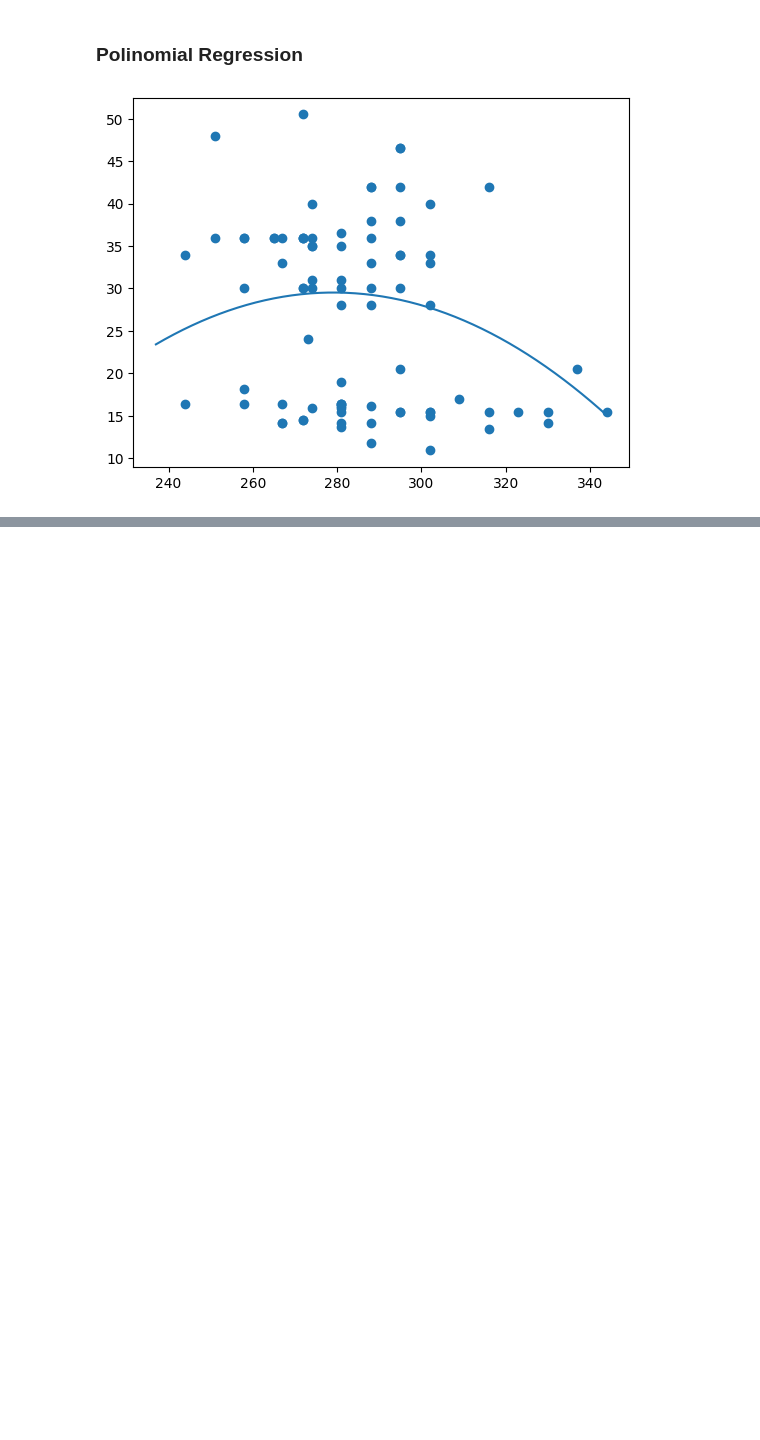
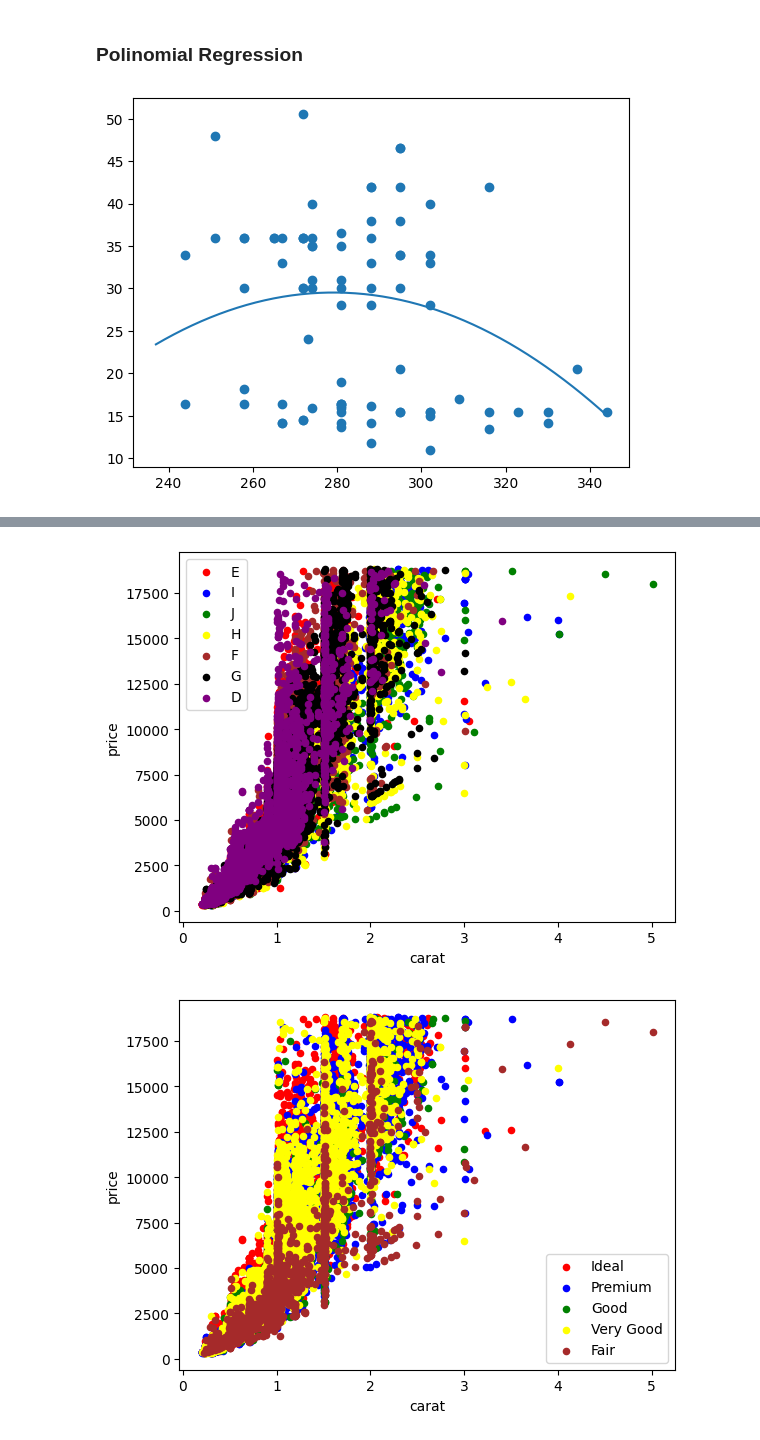
Before and after one commit to alberdjuniawan/ml-notes, a Jupyter notebook: topics/regression/linear/notebook.ipynb, the cells around one changed output, grey strips where cells are left out. Saved outputs shown, nothing was run; the diff lists cells and outputs as text; code cells hidden in the pictures; blank space fills up the shorter version.

```diff
--- a/topics/regression/linear/notebook.ipynb
+++ b/topics/regression/linear/notebook.ipynb
@@ -196,0 +340,21 @@ plt.show()
+# %%
+ax=None
+colors = ['red', 'blue', 'green', 'yellow', 'brown', 'black', 'purple']
+for i, var in enumerate(diamonds['color'].unique()):
+    df = diamonds[diamonds['color']==var]
+    ax = df.plot.scatter('carat', 'price', ax=ax, color=colors[i], label=var)
+
+ax=None
+colors = ['red', 'blue', 'green', 'yellow', 'brown']
+for i, var in enumerate(diamonds['cut'].unique()):
+    df = diamonds[diamonds['cut']==var]
+    ax = df.plot.scatter('carat', 'price', ax=ax, color=colors[i], label=var)
+
+ax=None
+colors = ['red', 'blue', 'green', 'yellow', 'brown', 'black', 'purple', 'orange']
+for i, var in enumerate(diamonds['clarity'].unique()):
+    df = diamonds[diamonds['clarity']==var]
+    ax = df.plot.scatter('carat', 'price', ax=ax, color=colors[i], label=var)
+# %% [output]
+[figure, added]
+[figure, added]
```
Also changed, not shown: parts of 20 cells of this notebook.
